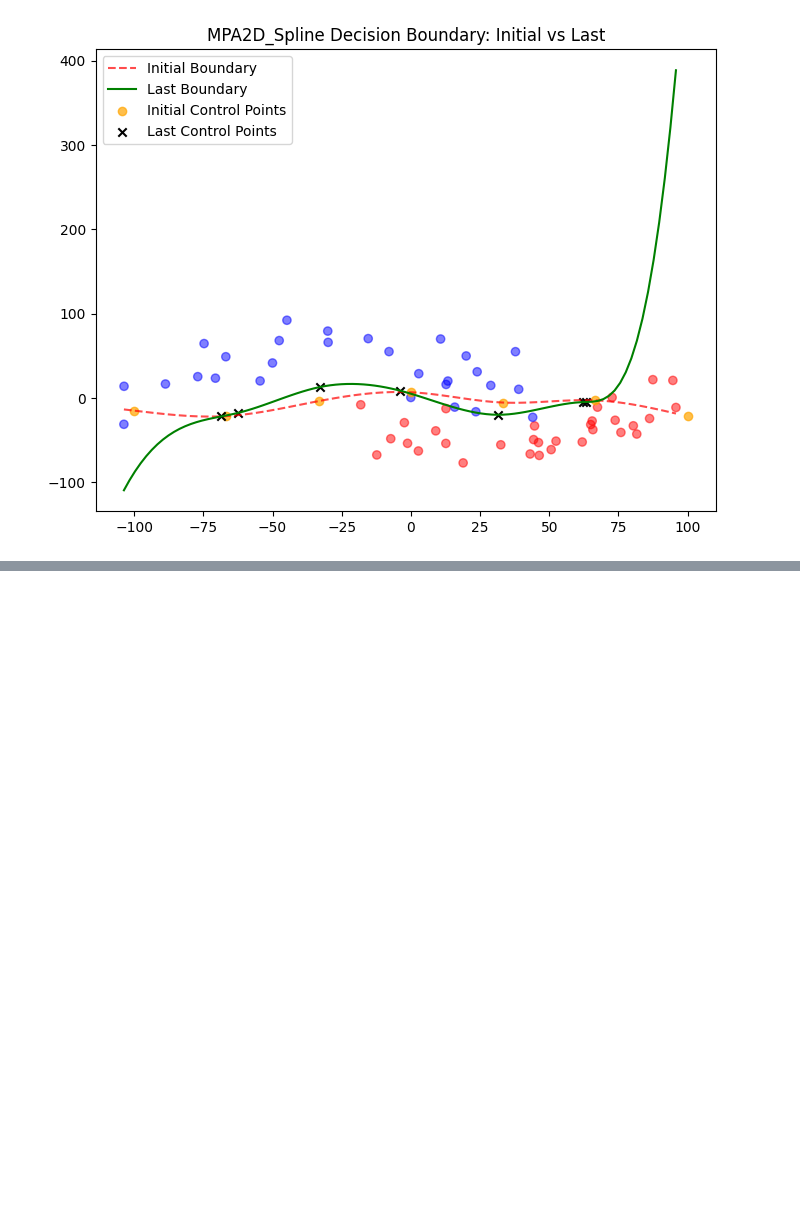
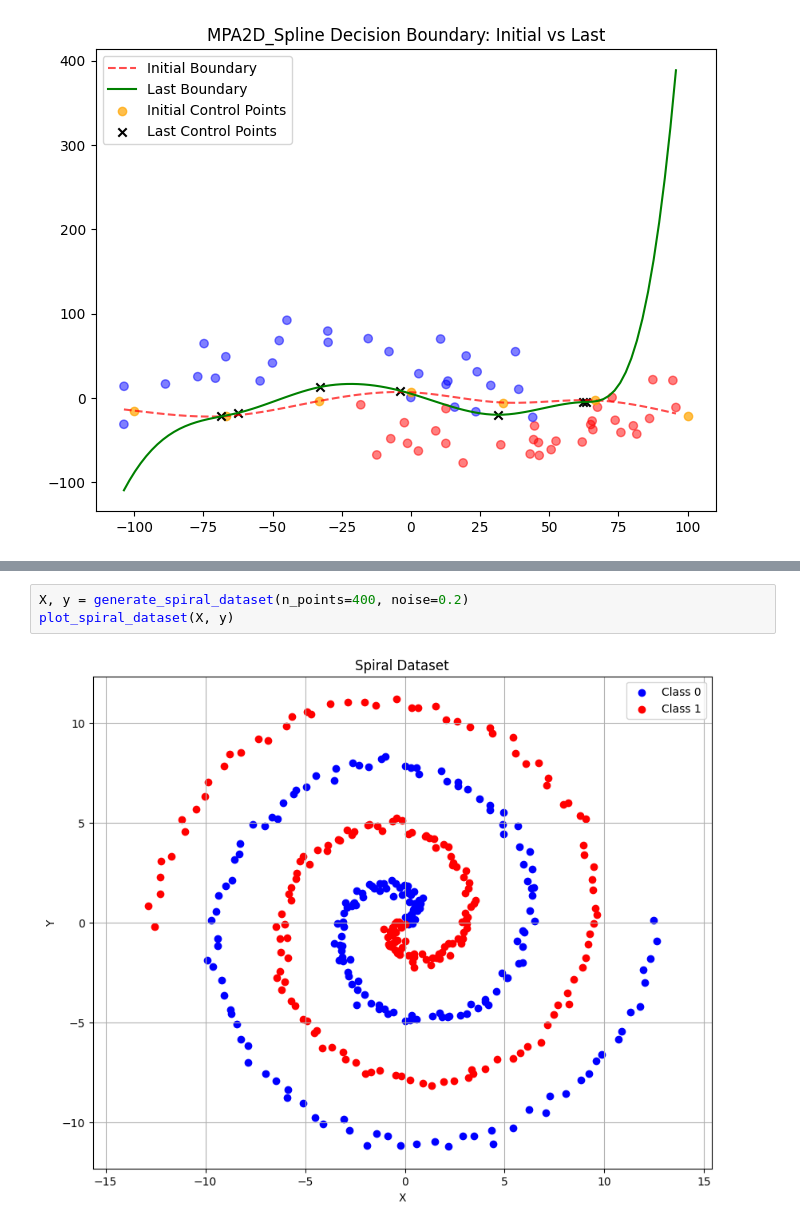
Before and after one commit to Kirmada-jsr/MPA-with-splines, a Jupyter notebook: smpa_test2_lock.ipynb, the cells around one changed output, grey strips where cells are left out. Saved outputs shown, nothing was run; the diff lists cells and outputs as text; blank space fills up the shorter version.

```diff
--- a/smpa_test2_lock.ipynb
+++ b/smpa_test2_lock.ipynb
@@ -294,0 +366,5 @@ model.plot_boundary(X_test_minmax, y_test)
+# %%
+X, y = generate_spiral_dataset(n_points=400, noise=0.2)
+plot_spiral_dataset(X, y)
+# %% [output]
+[figure, added]
```
Also changed, not shown: parts of 8 cells of this notebook, 12 other files.
